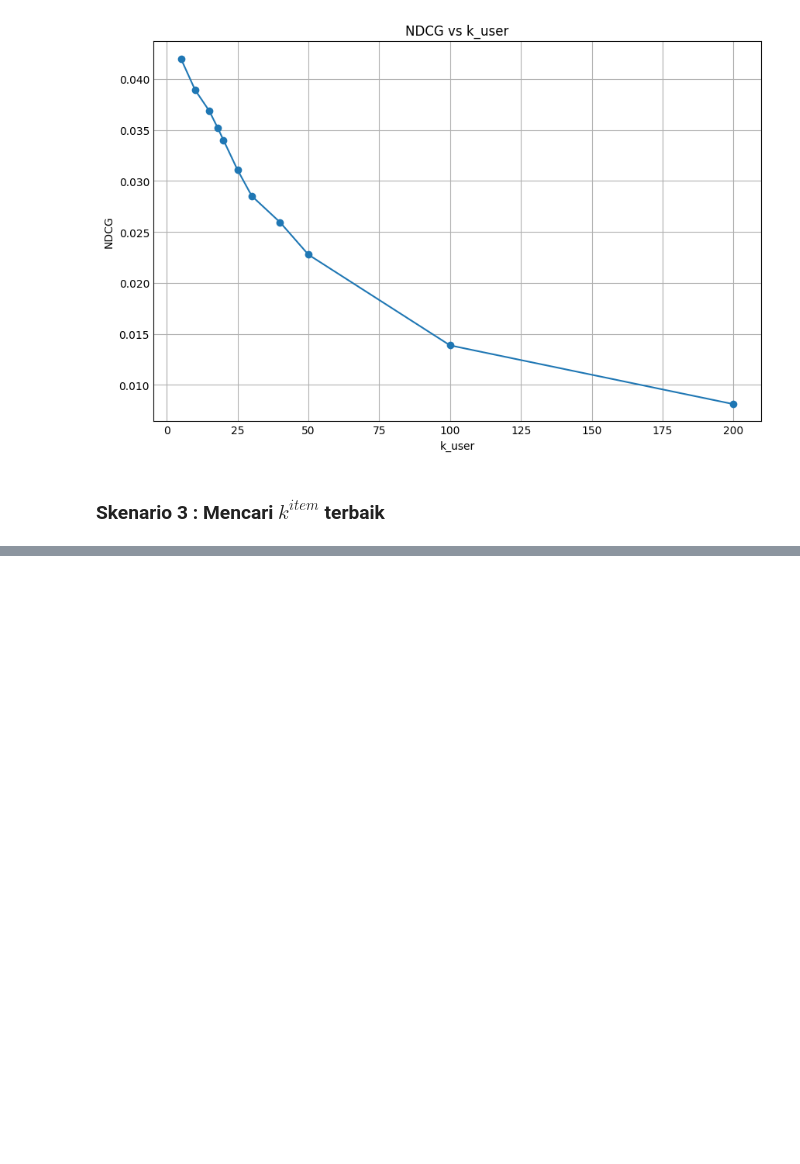
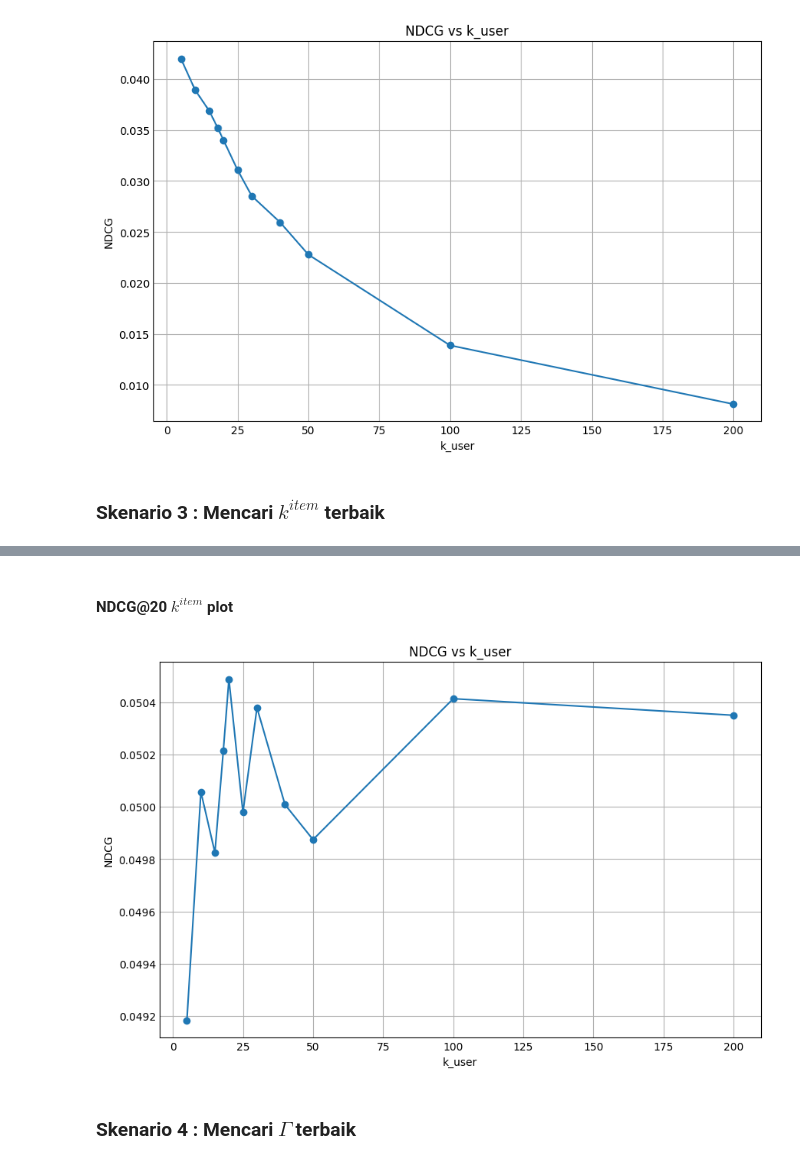
Before and after one commit to DimasDliyaurR/Hybrid-Collaborative-Filtering-HCF, a Jupyter notebook: main.ipynb, the cells around one changed output, grey strips where cells are left out. Saved outputs shown, nothing was run; the diff lists cells and outputs as text; code cells hidden in the pictures; blank space fills up the shorter version.

```diff
--- a/main.ipynb
+++ b/main.ipynb
@@ -449,0 +555,22 @@ skenario_kedua = EksperimenHCF("data/ml-100k",object=S.TI,k_user=param["k_user"]
+# %% [markdown]
+#### NDCG@20 $k^{item}$ plot
+# %%
+import pandas as pd
+
+df = pd.DataFrame(ti_mean_ndcg_k_item, index=[i for i in range(1, len(mean_ndcg) + 1)], columns=["k_user", "k_item", "NDCG"])
+
+import matplotlib.pyplot as plt
+
+plt.style.use("_mpl-gallery")
+
+plt.figure(figsize=(8, 5))
+plt.plot([5,10,15,18,20,25,30,40,50,100,200], df["NDCG"], marker='o')
+plt.xlabel("k_user")
+plt.ylabel("NDCG")
+plt.title("NDCG vs k_user")
+plt.grid(True)
+plt.show()
+# %% [output]
+[figure, added]
+# %% [markdown]
+### Skenario 4 : Mencari $\Gamma$ terbaik
```
Also changed, not shown: parts of 17 cells of this notebook, 1 other file.
